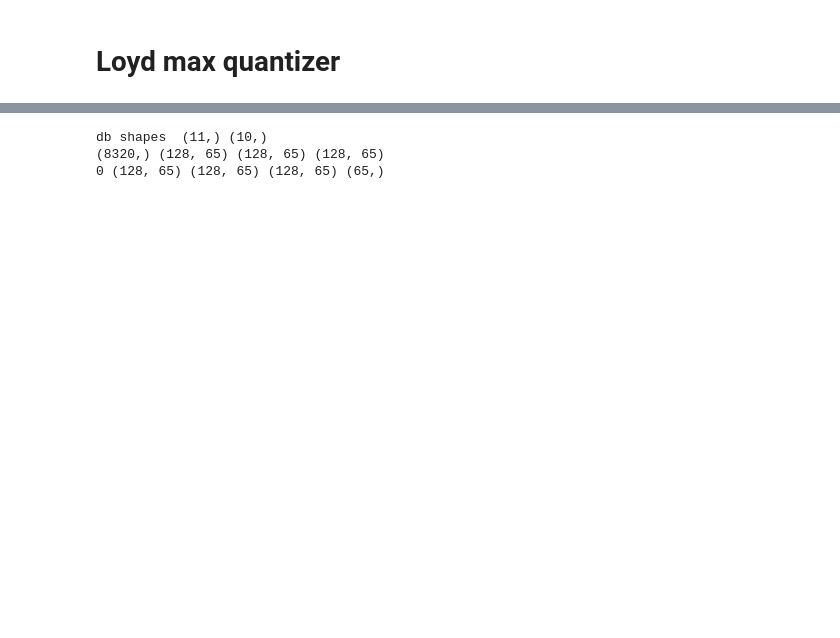
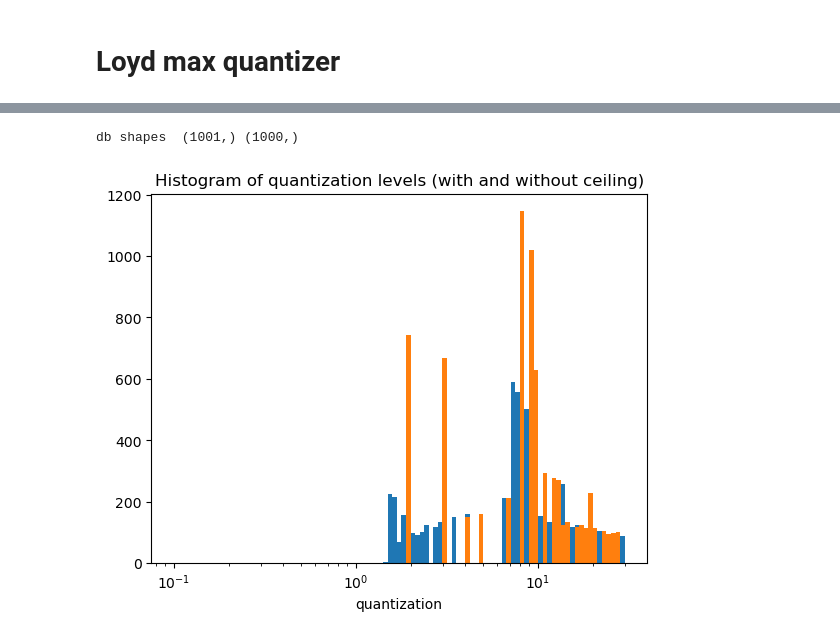
Before and after one commit to astromcquinn/weaklensing_ML, a Jupyter notebook: manual_compression.ipynb, the cells around one changed output, grey strips where cells are left out. Saved outputs shown, nothing was run; the diff lists cells and outputs as text; code cells hidden in the pictures; blank space fills up the shorter version.

```diff
--- a/manual_compression.ipynb
+++ b/manual_compression.ipynb
@@ -495,32 +584,41 @@ avg_radial_power = avg_radial_power_spectrum_originals[np.round(k).astype(int)]
 sqrt_avg_radial_power = np.sqrt(avg_radial_power/2) #2 is because of real and imaginary parts
 
 
-def quantize_image(image, level, decision_boundaries, reconstruction_levels):
+def quantize_image(image, level, decision_boundaries, reconstruction_levels, single_level = False):
     # Create arrays to hold the quantized real and imaginary parts
     quantized_real = np.zeros_like(image.real)
     quantized_imag = np.zeros_like(image.imag)
 
     # Loop over each level
     for i in range(max_levels-1):
-        print(i, np.shape(image.real), np.shape(level), np.shape(decision_boundaries[level]), np.shape(decision_boundaries[level][i+1]))
+        #print(i, np.shape(image.real), np.shape(level), np.shape(decision_boundaries[level]), np.shape(decision_boundaries[level][i+1]))
         # Find the pixels in the current level for the real part
         if i == 0:  # For the first level, include the left boundary
-            in_level_real = (image.real >= decision_boundaries[level][i]) & (image.real < decision_boundaries[level][i+1])
+            in_level_real = (image.real >= decision_boundaries[level, i]) & (image.real < decision_boundaries[level, i+1])
         else:  # For other levels, do not include the left boundary
-            in_level_real = (image.real > decision_boundaries[level][i]) & (image.real <= decision_boundaries[level][i+1])
+            in_level_real = (image.real > decision_boundaries[level, i]) & (image.real <= decision_boundaries[level, i+1])
 
         # Set these pixels to the corresponding reconstruction level
-        quantized_real[in_level_real] = reconstruction_levels[level][i]
+        #print("new shapes ", np.shape(reconstruction_levels[level, i]), np.shape(quantized_real[in_level_real]))
+
+        if single_level:
+            quantized_real[in_level_real] = reconstruction_levels[level, i]
+        else:
+            quantized_real[in_level_real] = reconstruction_levels[level[in_level_real], i]
 
         # Repeat for the imaginary part
         if i == 0:
-            in_level_imag = (image.imag >= decision_boundaries[level][i]) & (image.imag < decision_boundaries[level][i+1])
+            in_level_imag = (image.imag >= decision_boundaries[level, i]) & (image.imag < decision_boundaries[level, i+1])
         else:
-            in_level_imag = (image.imag > decision_boundaries[level][i]) & (image.imag <= decision_boundaries[level][i+1])
+            in_level_imag = (image.imag > decision_boundaries[level, i]) & (image.imag <= decision_boundaries[level, i+1])
 
-        quantized_imag[in_level_imag] = reconstruction_levels[level][i]
+        if single_level:
+            quantized_imag[in_level_imag] = reconstruction_levels[level, i]
+        else:
+            quantized_imag[in_level_imag] = reconstruction_levels[level[in_level_imag], i]
 
     # Combine the quantized real and imaginary parts into a complex array
+
     quantized_image = quantized_real + 1j*quantized_imag
 
     return quantized_image
@@ -532,47 +630,79 @@ def quantize_image(image, level, decision_boundaries, reconstruction_levels):
 # Initialize lists to store decision boundaries and reconstruction levels
 decision_boundaries_list = [[]]
 reconstruction_levels_list = [[]]
+decision_boundaries_list = np.zeros([max_levels, max_levels+1])
+reconstruction_levels_list = np.zeros([max_levels, max_levels])
+#probability_values_list = np.zeros([max_levels, max_levels])
+entropy = np.zeros(max_levels)
 
 # Loop over each level from 1 to max_level-1
 for level in range(1, max_levels):
     decision_boundary, reconstruction_level = quantization_values[level]
+
+
+
     # Create new arrays filled with zeros
     new_decision_boundary = np.zeros(max_levels + 1)
     new_reconstruction_level = np.zeros(max_levels)
 
     # Copy elements, leaving the ends as zero
     new_decision_boundary[:level+1] = decision_boundary[:level+1]
     new_reconstruction_level[:level] = reconstruction_level[:level]
 
-    decision_boundaries_list.append(new_decision_boundary)
-    reconstruction_levels_list.append(new_reconstruction_level)
+    decision_boundaries_list[level][:] = new_decision_boundary
+    reconstruction_levels_list[level][:] = new_reconstruction_level
+
+    #calculate probabilities
+    probability_values =0.5 * (-erf(decision_boundary[:-1] / np.sqrt(2)) + erf(decision_boundary[1:] / np.sqrt(2)))
+    entropy[level] = -np.sum(probability_values*np.log2(probability_values))
 
 # Convert lists to arrays
 decision_boundaries = np.array(decision_boundaries_list)
 reconstruction_levels = np.array(reconstruction_levels_list)
 
 level = 8
 print("db shapes ", np.shape(decision_boundaries[level]), np.shape(reconstruction_levels[level]))
 
 fftimages_round = fftimages.copy()
 
-single_level = 0
-Distortion = 0.01
+single_level = False
+Distortion = 0.0001 #only use if single_level = False
 if single_level:
     level = 8
 else:
-    level = np.minimum(np.ceil(avg_radial_power/(2*np.average(avg_radial_power)*Distortion)).astype(int), max_levels-1)
+    level_no_ceil = np.sqrt(avg_radial_power/(2*np.average(avg_radial_power)*Distortion))
+    level = np.minimum(np.ceil(level_no_ceil).astype(int), max_levels-1)  #This is using that bits = 1/2 log2(sigma^2/D) = log2(levels)
+    # Calculate the data
+
+    # Plot the histogram
+    #print("data shape", np.shape(level_no_ceil))
+    plt.hist(level_no_ceil.flatten(),  bins=np.logspace(np.log10(.1), np.log10(30), 100))  # You can adjust the number of bins as needed
+    plt.hist(level.flatten(),  bins=np.logspace(np.log10(.1), np.log10(30), 100))
+    plt.gca().set_xscale("log")
+    plt.xlabel('quantization')
+    #plt.ylabel('Frequency')
+    plt.title('Histogram of quantization levels (with and without ceiling)')
+    plt.show()
+    #so that levels = sqrt(sigma^2/D)
 
 
-print(np.shape(decision_boundaries[level.flatten()]), np.shape(reconstruction_levels[level]), np.shape(level), np.shape(fftimages_round[i]))
+#print("shapes ", np.shape(decision_boundaries[level, 3]), np.shape(reconstruction_levels[level, 3]), np.shape(level), np.shape(fftimages_round[i]))
 
 for i in range(len(fftimages_round)):
     # Quantize the image
     #print(np.std(fftimages_round[i]/sqrt_avg_radial_power/np.sqrt(2)))
-    fftimages_round[i] = quantize_image(fftimages_round[i]/sqrt_avg_radial_power, level, decision_boundaries, reconstruction_levels)*sqrt_avg_radial_power
+    fftimages_round[i] = quantize_image(fftimages_round[i]/sqrt_avg_radial_power, level, decision_boundaries, reconstruction_levels, single_level )*sqrt_avg_radial_power
 
 rounded_images = [np.fft.irfft2(fftimage_round) for fftimage_round in fftimages_round]
+
+
+
+#
+if single_level == False:
+    print("avg level= ", np.average(level))
+    print("rate estimate = ", np.average(np.log2(level)), "true minimum = ", np.average(np.log2(level_no_ceil)), ' bits/pixel')
+    print('First is not quite right as it is not taking into account the fact that the levels are not equally likely and second should be min possible for distortion D')
+    print("better rate estimate = ", np.average(entropy[level]), 'bits/pixel (should really be above theoretical min...something is up)')
 # %% [output]
-db shapes  (11,) (10,)
-(8320,) (128, 65) (128, 65) (128, 65)
-0 (128, 65) (128, 65) (128, 65) (65,)
+db shapes  (1001,) (1000,)
+[figure, added]
```
Also changed, not shown: parts of 7 cells of this notebook.
